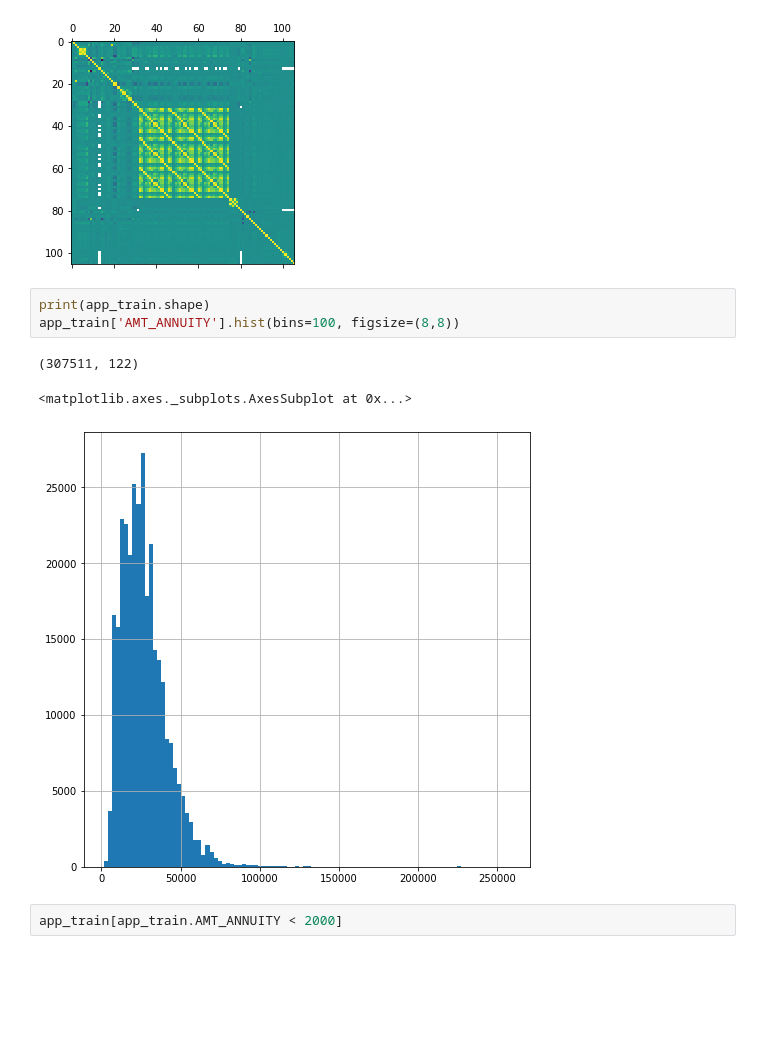
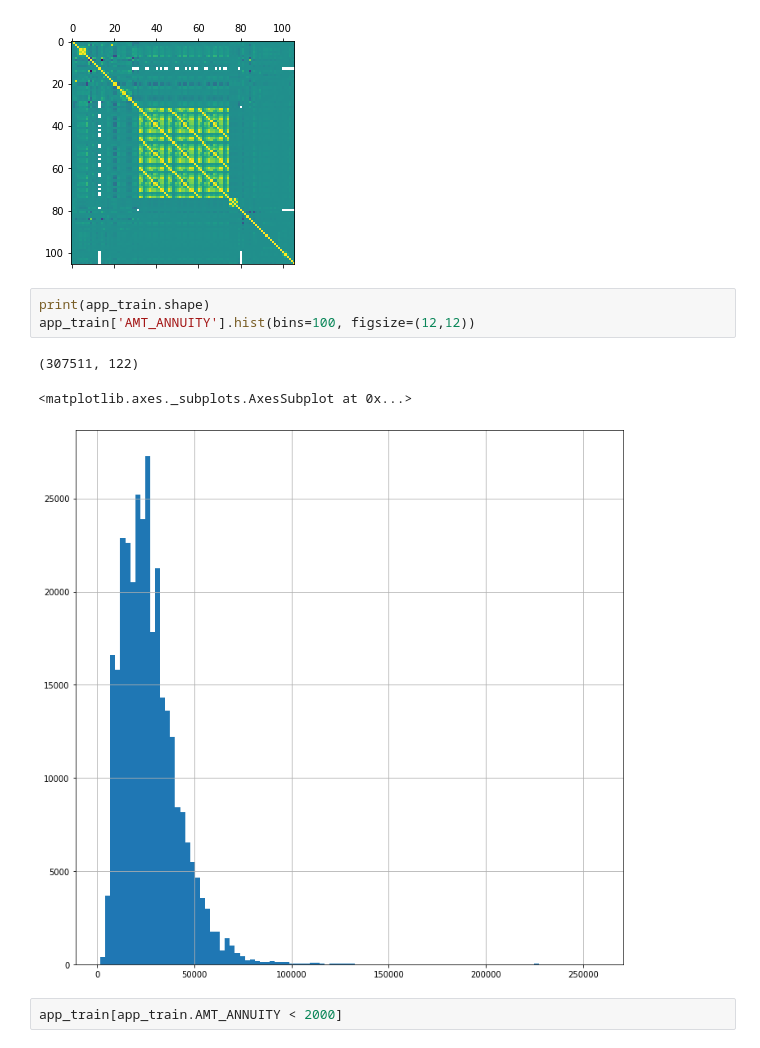
Before and after one commit to arthung/DL-CVMarathon, a Jupyter notebook: Day_008_HW.ipynb, the cells around one changed output. Cells and saved outputs as stored; diff of their text form; blank space fills up the shorter version.

```diff
--- a/Day_008_HW.ipynb
+++ b/Day_008_HW.ipynb
@@ -111,11 +111,11 @@ plt.show()
 [figure]
 # %%
 print(app_train.shape)
-app_train['AMT_ANNUITY'].hist(bins=100, figsize=(8,8))
+app_train['AMT_ANNUITY'].hist(bins=100, figsize=(12,12))
 # %% [output]
 (307511, 122)
 <matplotlib.axes._subplots.AxesSubplot at 0x...>
-[figure, old version]
+[figure, new version]
 # %%
 app_train[app_train.AMT_ANNUITY < 2000]
 # %% [output]
```
Also changed, not shown: parts of 6 cells of this notebook.
